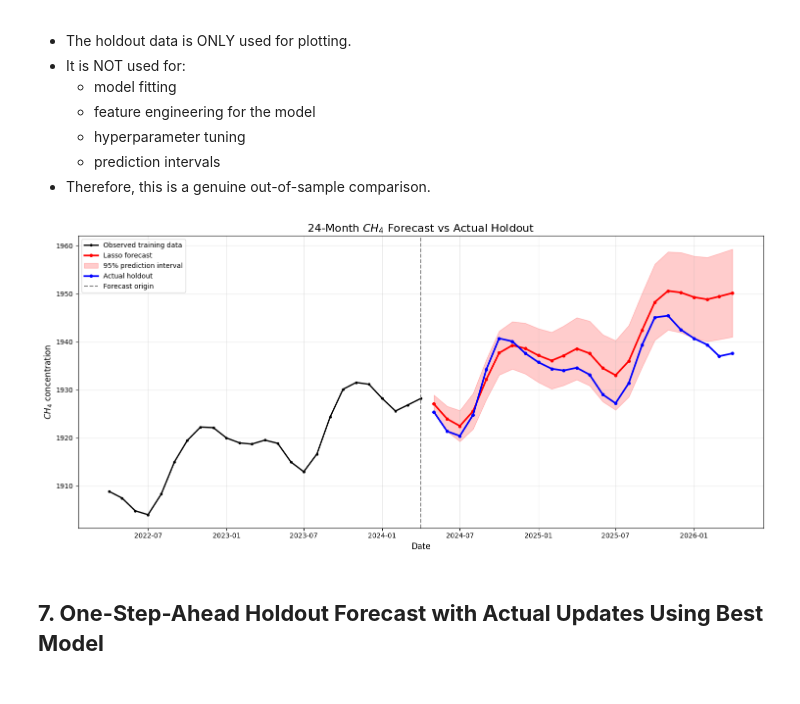
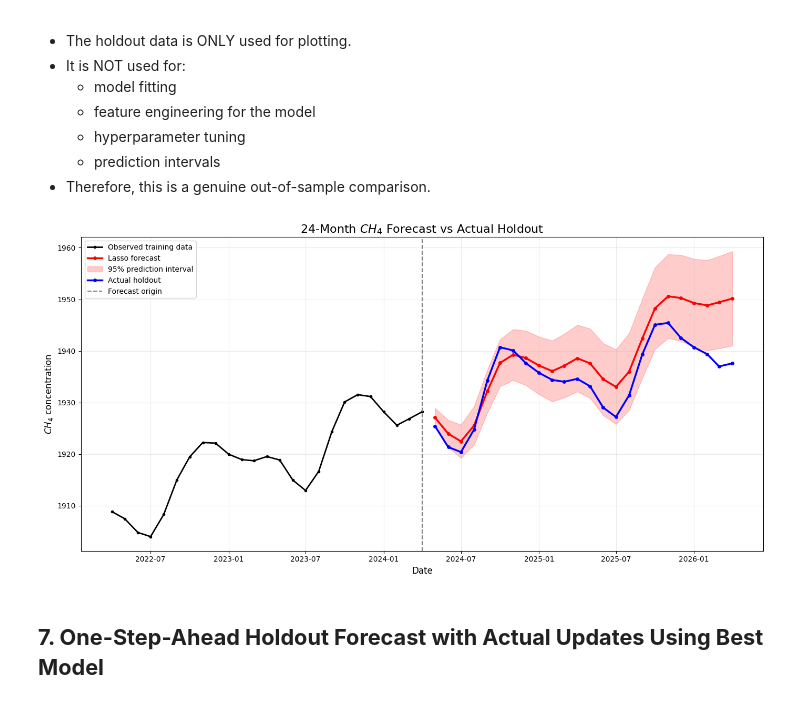
Before and after one commit to the-paulbear/noaa-greenhouse-gas-forecasting, a Jupyter notebook: machine_learning/CH4.ipynb, the cells around one changed output. Cells and saved outputs as stored; diff of their text form; code cells hidden in the pictures.

```diff
--- a/machine_learning/CH4.ipynb
+++ b/machine_learning/CH4.ipynb
@@ -1129,7 +1129,7 @@ historical_zoom = historical_data.loc[
     historical_data.index >= zoom_start_date
 ]
 # Create plot
-plt.figure(figsize=(15, 7))
+plt.figure(figsize=(14, 7))
 
 # 1. Historical observations used for training
 plt.plot(historical_zoom.index,historical_zoom[target_col],
@@ -1142,34 +1142,34 @@ plt.plot(forecast_df.index,forecast_df["forecast"],
     color="red",linewidth=2.5,marker="o",markersize=4,
     label="Lasso forecast"
 )
 
 # 3. 95% prediction interval
 plt.fill_between(forecast_df.index,forecast_df["lower_95"],
     forecast_df["upper_95"],color="red",alpha=0.20,
     label="95% prediction interval"
 )
 
 # 4. Actual holdout observations
 plt.plot(holdout.index,holdout[target_col],
     color="blue",linewidth=2.5,marker="o",markersize=4,
     label="Actual holdout"
 )
 
 # 5. Forecast origin
 plt.axvline(x=last_training_date,color="gray",
     linestyle="--",linewidth=1.5,label="Forecast origin"
 )
 # Formatting
 plt.title("24-Month $CH_4$ Forecast vs Actual Holdout",fontsize=16)
 plt.xlabel("Date",fontsize=12)
 plt.ylabel("$CH_4$ concentration",fontsize=12)
 plt.legend(loc="best")
 plt.grid(alpha=0.25)
 plt.tight_layout()
 
 plt.show()
 # %% [output]
-[figure, old version]
+[figure, new version]
 # %% [markdown]
 ## **7. One-Step-Ahead Holdout Forecast with Actual Updates Using Best Model**
 # %%
```
